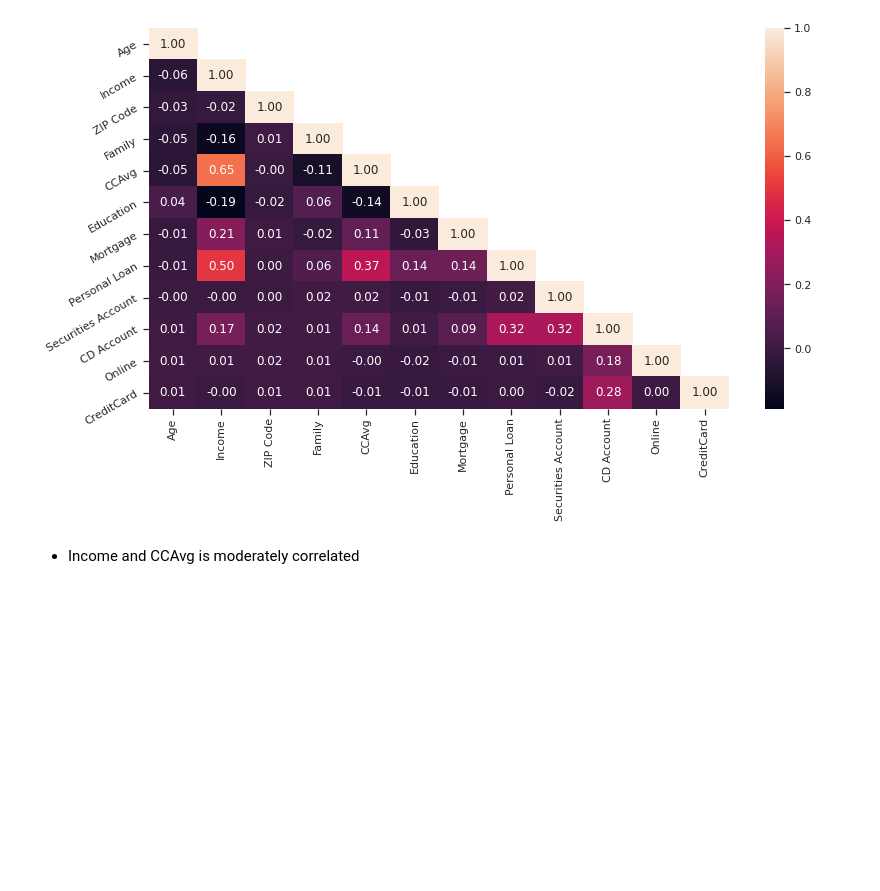
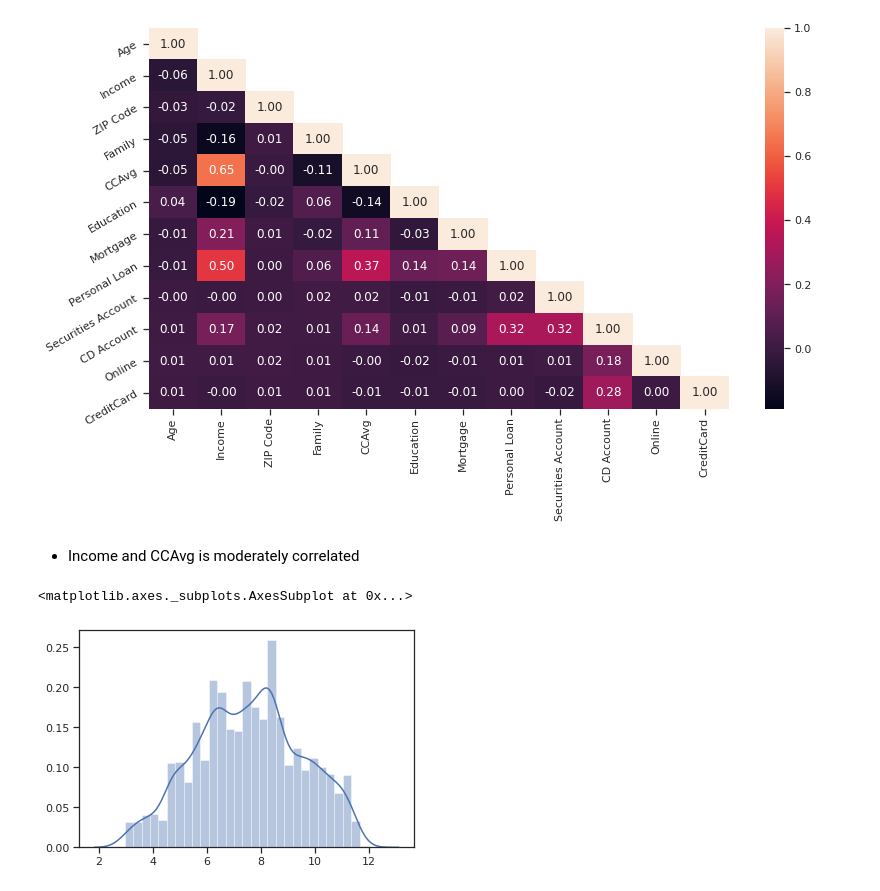
Before and after one commit to mhz1123/internship, a Jupyter notebook: ml_project.ipynb, the cells around one changed output. Drawn from its saved outputs; the diff is of its cells as text; code cells hidden in the pictures; blank space fills up the shorter version.

```diff
--- a/ml_project.ipynb
+++ b/ml_project.ipynb
@@ -454,3 +457,11 @@ roty = a.set_yticklabels(a.get_yticklabels(), rotation=30)
 [figure]
 # %% [markdown]
 * Income and CCAvg is moderately correlated
+# %%
+pt= PowerTransformer(method='yeo-johnson',standardize=False)
+pt.fit(data['Income'].values.reshape(-1,1))
+temp=pt.transform(data['Income'].values.reshape(-1,1))
+sns.distplot(temp)
+# %% [output]
+<matplotlib.axes._subplots.AxesSubplot at 0x...>
+[figure, added]
```
Also changed, not shown: parts of 7 cells of this notebook.
